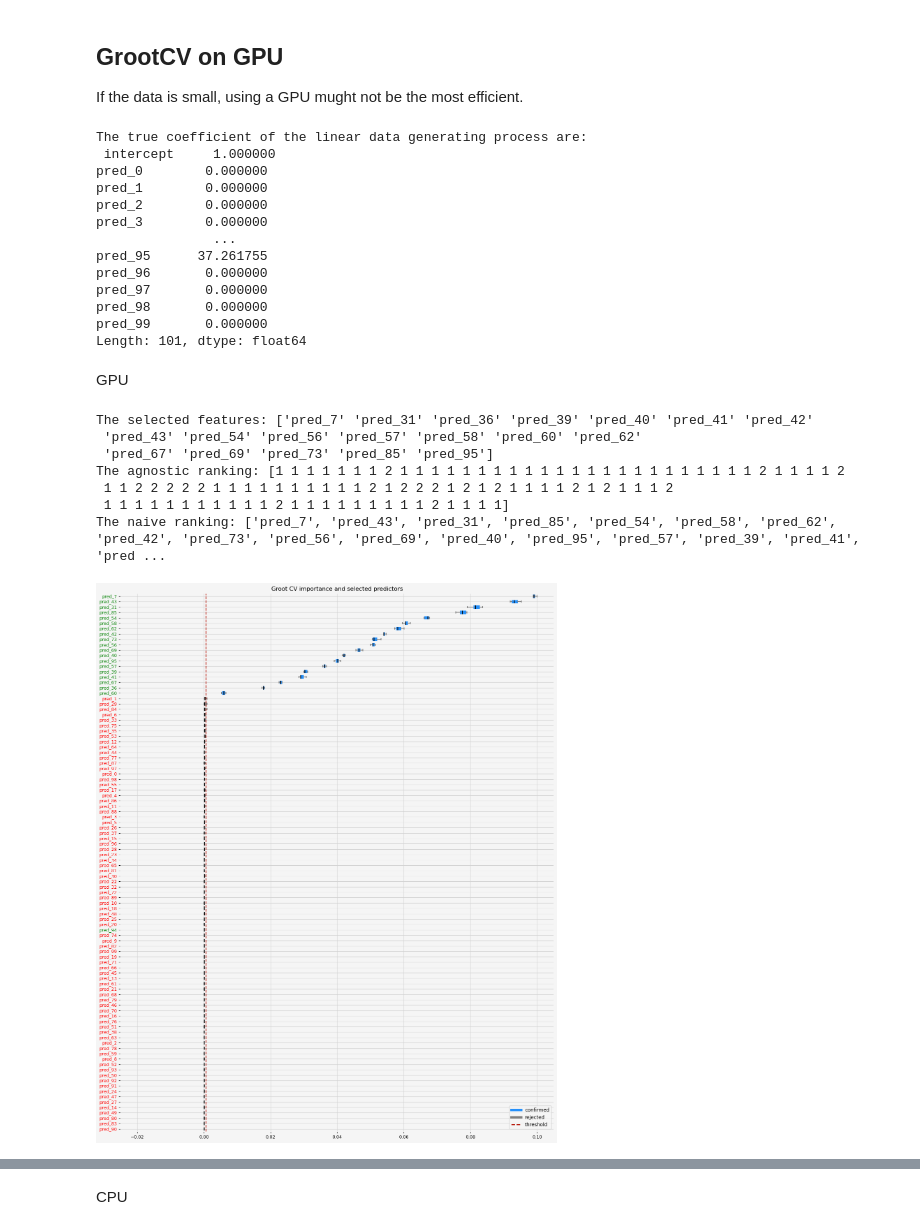
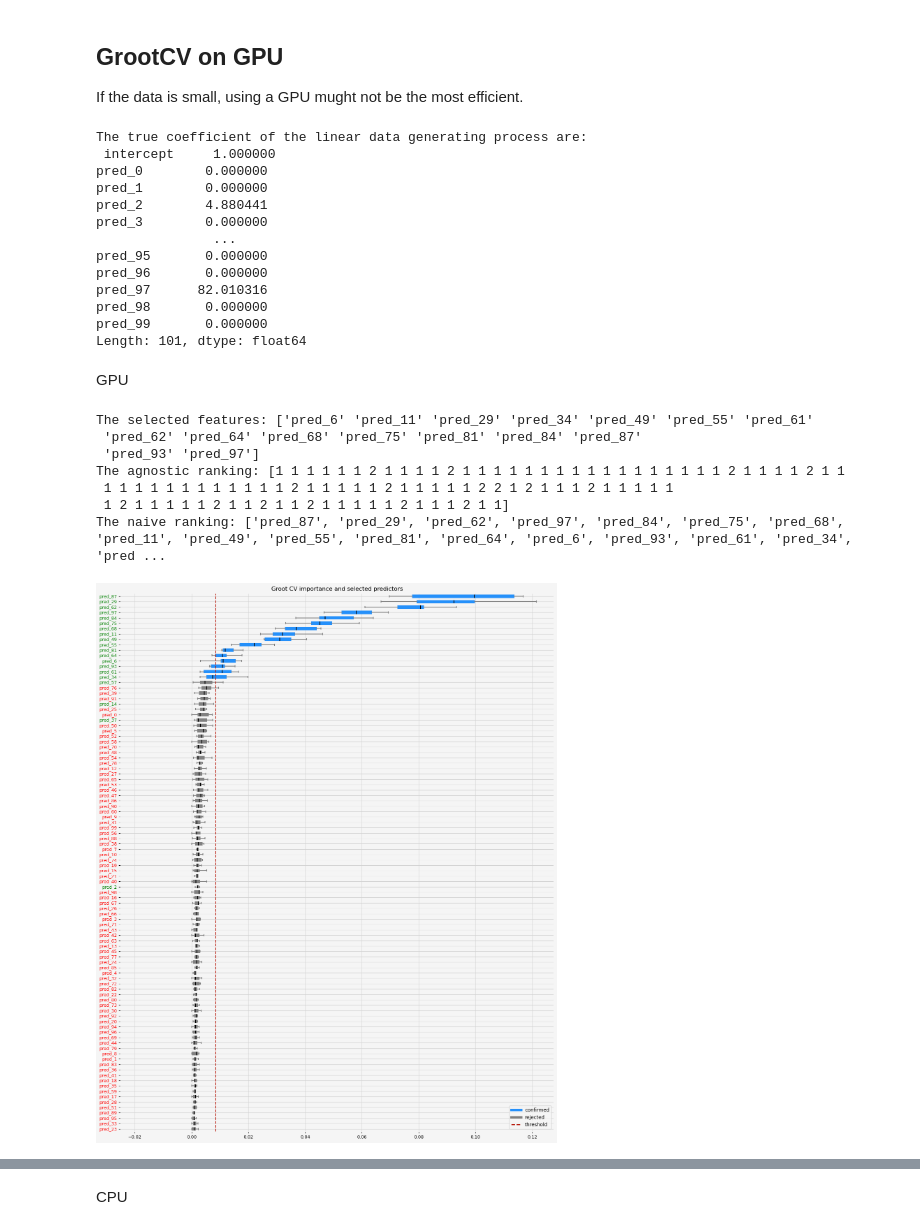
Before and after one commit to ThomasBury/arfs, a Jupyter notebook: docs/notebooks/arfs_on_GPU.ipynb, the cells around one changed output, grey strips where cells are left out. Cells and saved outputs as stored; diff of their text form; code cells hidden in the pictures.

```diff
--- a/docs/notebooks/arfs_on_GPU.ipynb
+++ b/docs/notebooks/arfs_on_GPU.ipynb
@@ -32,7 +32,7 @@ from sklearn.model_selection import train_test_split
 # Generate synthetic data with Poisson-distributed target variable
 bias = 1
 
-n_samples = 1_000_000
+n_samples = 100_00 #1_000_000
 n_features = 100
 n_informative = 20
 
@@ -74,12 +74,12 @@ The true coefficient of the linear data generating process are:
  intercept     1.000000
 pred_0        0.000000
 pred_1        0.000000
-pred_2        0.000000
+pred_2        4.880441
 pred_3        0.000000
                ...
-pred_95      37.261755
+pred_95       0.000000
 pred_96       0.000000
-pred_97       0.000000
+pred_97      82.010316
 pred_98       0.000000
 pred_99       0.000000
 Length: 101, dtype: float64
@@ -88,35 +88,35 @@ GPU
 # %%
 %%time
 feat_selector = GrootCV(
     objective="rmse",
     cutoff=1,
     n_folds=3,
     n_iter=3,
     silent=True,
     fastshap=True,
     n_jobs=0,
-    lgbm_params={"device": "gpu"},
+    lgbm_params={"device": "gpu", "gpu_device_id": 1},
 )
 feat_selector.fit(X_train, y_train, sample_weight=None)
 print(f"The selected features: {feat_selector.get_feature_names_out()}")
 print(f"The agnostic ranking: {feat_selector.ranking_}")
 print(f"The naive ranking: {feat_selector.ranking_absolutes_}")
 fig = feat_selector.plot_importance(n_feat_per_inch=5)
 
 # highlight synthetic random variable
 for name in true_coef.index:
     if name in genuine_predictors.index:
         fig = highlight_tick(figure=fig, str_match=name, color="green")
     else:
         fig = highlight_tick(figure=fig, str_match=name)
 
 plt.show()
 # %% [output]
-The selected features: ['pred_7' 'pred_31' 'pred_36' 'pred_39' 'pred_40' 'pred_41' 'pred_42'
- 'pred_43' 'pred_54' 'pred_56' 'pred_57' 'pred_58' 'pred_60' 'pred_62'
- 'pred_67' 'pred_69' 'pred_73' 'pred_85' 'pred_95']
-The agnostic ranking: [1 1 1 1 1 1 1 2 1 1 1 1 1 1 1 1 1 1 1 1 1 1 1 1 1 1 1 1 1 1 1 2 1 1 1 1 2
- 1 1 2 2 2 2 2 1 1 1 1 1 1 1 1 1 1 2 1 2 2 2 1 2 1 2 1 1 1 1 2 1 2 1 1 1 2
- 1 1 1 1 1 1 1 1 1 1 1 2 1 1 1 1 1 1 1 1 1 2 1 1 1 1]
-The naive ranking: ['pred_7', 'pred_43', 'pred_31', 'pred_85', 'pred_54', 'pred_58', 'pred_62', 'pred_42', 'pred_73', 'pred_56', 'pred_69', 'pred_40', 'pred_95', 'pred_57', 'pred_39', 'pred_41', 'pred ...
+The selected features: ['pred_6' 'pred_11' 'pred_29' 'pred_34' 'pred_49' 'pred_55' 'pred_61'
+ 'pred_62' 'pred_64' 'pred_68' 'pred_75' 'pred_81' 'pred_84' 'pred_87'
+ 'pred_93' 'pred_97']
+The agnostic ranking: [1 1 1 1 1 1 2 1 1 1 1 2 1 1 1 1 1 1 1 1 1 1 1 1 1 1 1 1 1 2 1 1 1 1 2 1 1
+ 1 1 1 1 1 1 1 1 1 1 1 1 2 1 1 1 1 1 2 1 1 1 1 1 2 2 1 2 1 1 1 2 1 1 1 1 1
+ 1 2 1 1 1 1 1 2 1 1 2 1 1 2 1 1 1 1 1 2 1 1 1 2 1 1]
+The naive ranking: ['pred_87', 'pred_29', 'pred_62', 'pred_97', 'pred_84', 'pred_75', 'pred_68', 'pred_11', 'pred_49', 'pred_55', 'pred_81', 'pred_64', 'pred_6', 'pred_93', 'pred_61', 'pred_34', 'pred ...
-[figure, old version]
+[figure, new version]
```
Also changed, not shown: parts of 6 cells of this notebook.
